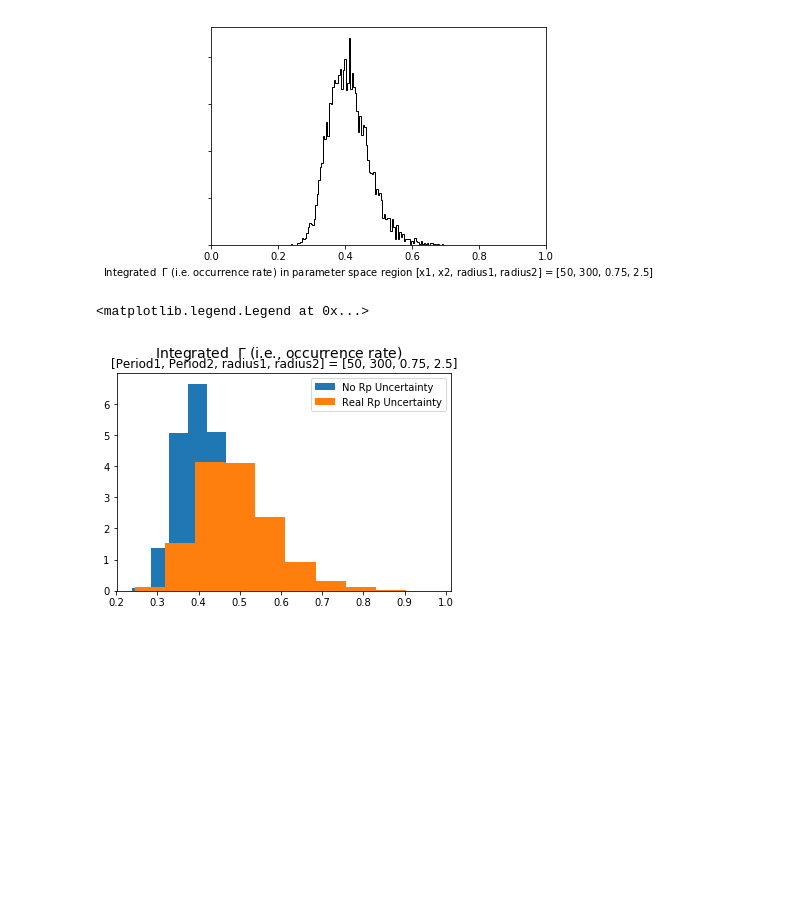
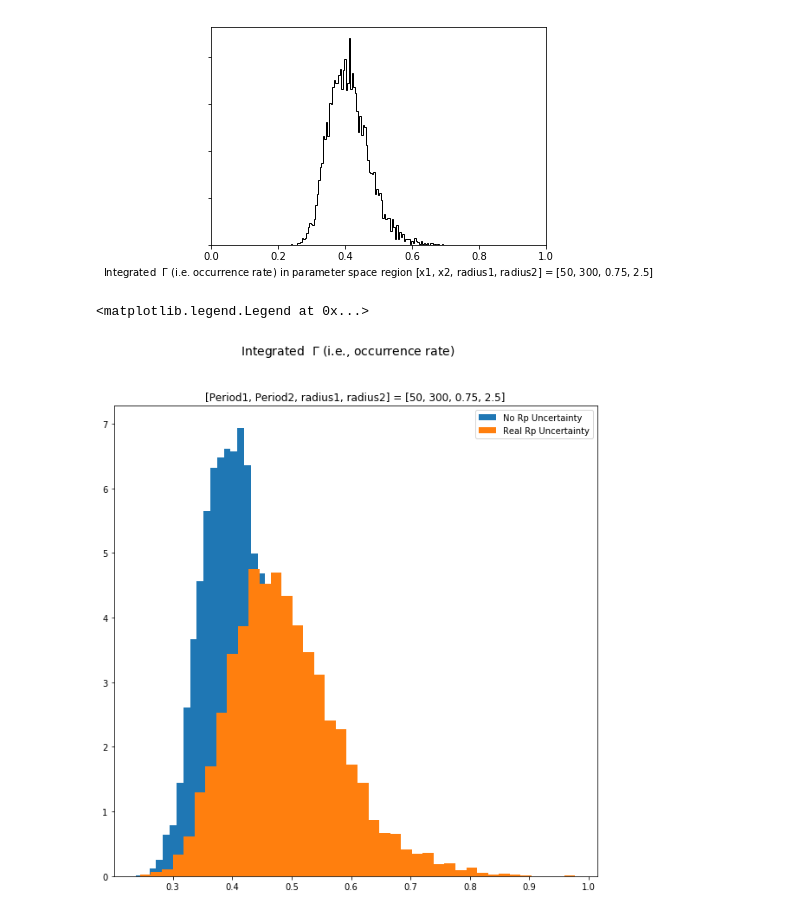
Before and after one commit to mshabram/PyStan_Kepler_Exoplanet_Populations, a Jupyter notebook: occurrence_rate_plotting.ipynb, the cells around one changed output. Cells and saved outputs as stored; diff of their text form; code cells hidden in the pictures; blank space fills up the shorter version.

Commit message:
plots comparing occurrence rate with and without radius uncertainty

```diff
--- a/occurrence_rate_plotting.ipynb
+++ b/occurrence_rate_plotting.ipynb
@@ -143,13 +144,16 @@ pl.gca().set_xlim([0,1])
 16, 50, 84 percentile range for integrated gamma = [0.35157338 0.40546805 0.46810479]
 (0, 1)
 [figure]
+# %%
+pl.rcParams["figure.figsize"] = (10,10)
 # %%
-pl.hist(int_gamma_samples_no_uncs, 10, normed='true',label='No Rp Uncertainty')
+
+pl.hist(int_gamma_samples_no_uncs, 40, normed='true',label='No Rp Uncertainty')
 #pl.hist(int_gamma_samples_small_uncs, 10, normed='true',label='Small Rp Uncertainty')
-pl.hist(int_gamma_samples_real_uncs, 10, normed='true',label='Real Rp Uncertainty')
+pl.hist(int_gamma_samples_real_uncs, 40, normed='true',label='Real Rp Uncertainty')
 pl.suptitle(r"Integrated  $\Gamma$ (i.e., occurrence rate)", fontsize=14)
 pl.title("[Period1, Period2, radius1, radius2] = {0}".format([x1,x2,radius1,radius2]));
 pl.legend()
 # %% [output]
 <matplotlib.legend.Legend at 0x...>
-[figure, old version]
+[figure, new version]
```
Also changed, not shown: parts of 3 cells of this notebook.
